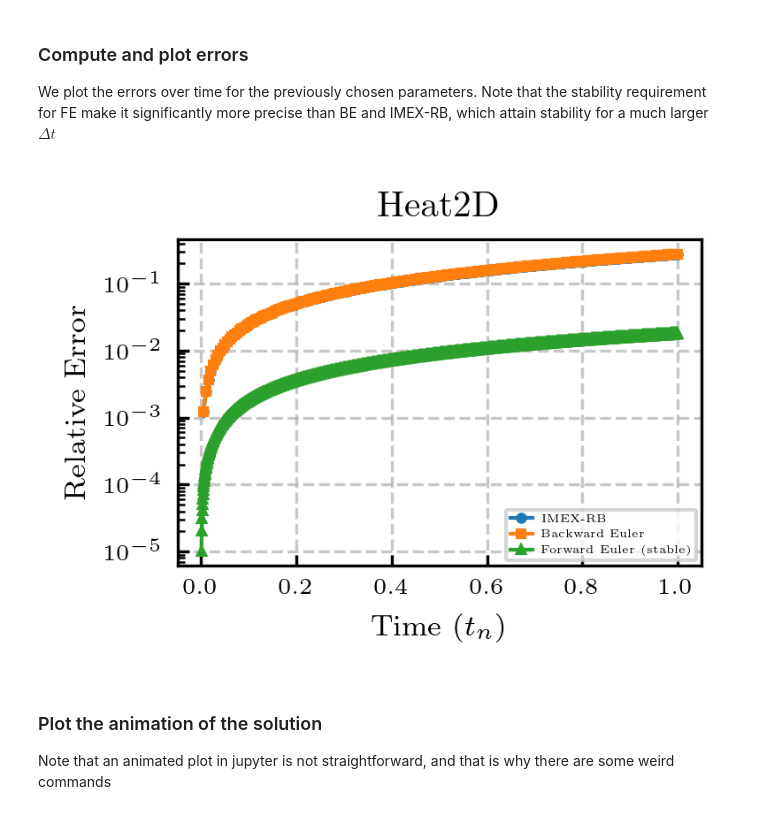
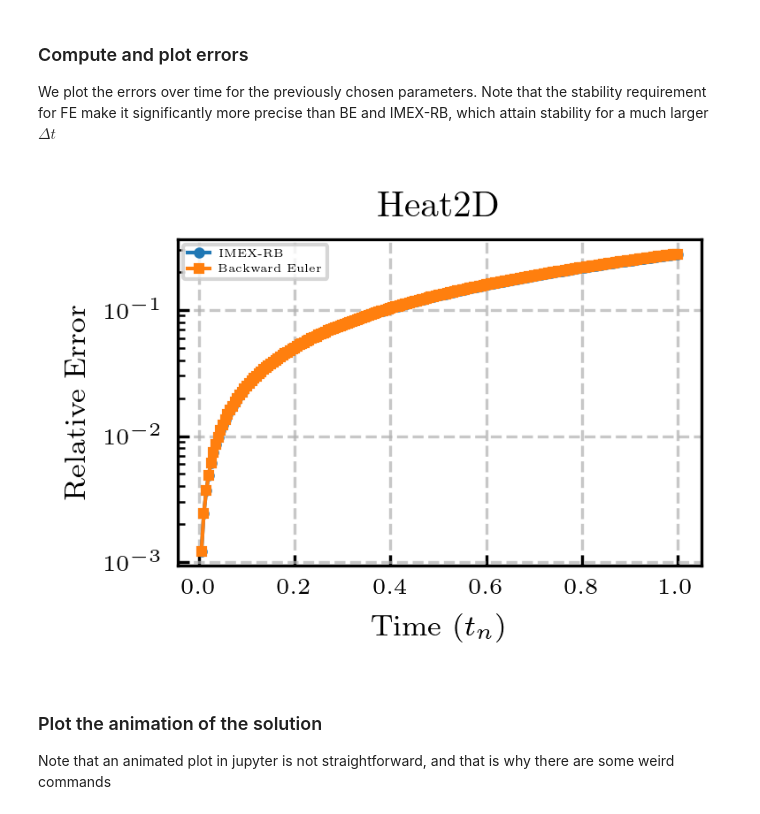
Before and after one commit to Fra-Sala/IMEX-RB, a Jupyter notebook: tutorials/heat2D.ipynb, the cells around one changed output. Saved outputs shown, nothing was run; the diff lists cells and outputs as text; code cells hidden in the pictures.

```diff
--- a/tutorials/heat2D.ipynb
+++ b/tutorials/heat2D.ipynb
@@ -95,27 +75,27 @@ We plot the errors over time for the previously chosen parameters. Note that the
 # %%
 import matplotlib.pyplot as plt
 
 # Compute relative errors over time
 errIMEX = compute_errors(uIMEX, tvec, problem.coords, problem.exact_solution, dim=2)
 errBE = compute_errors(uBE, tvec, problem.coords, problem.exact_solution, dim=2)
 errFE = compute_errors(uFE, tvecFE, problem.coords, problem.exact_solution, dim=2)
 
 # Plot the errors
 plt.semilogy(tvec[1:], errIMEX, label="IMEX-RB", marker='o')
 plt.semilogy(tvec[1:], errBE, label="Backward Euler", marker='s')
-plt.semilogy(tvecFE[1:], errFE, label="Forward Euler (stable)", marker='^')
+# plt.semilogy(tvecFE[1:], errFE, label="Forward Euler (stable)", marker='^')
 
 # Add labels, legend, and title
 plt.xlabel(r"Time $(t_n)$")
 plt.ylabel("Relative Error")
 plt.title(f"{problem_name}")
 plt.legend()
 plt.grid(True)
 
 # Show the plot
 plt.show()
 # %% [output]
-[figure, old version]
+[figure, new version]
 # %% [markdown]
 ### Plot the animation of the solution
 Note that an animated plot in jupyter is not straightforward, and that is why there are some weird commands
```
Also changed, not shown: parts of 6 cells of this notebook, 4 other files.
